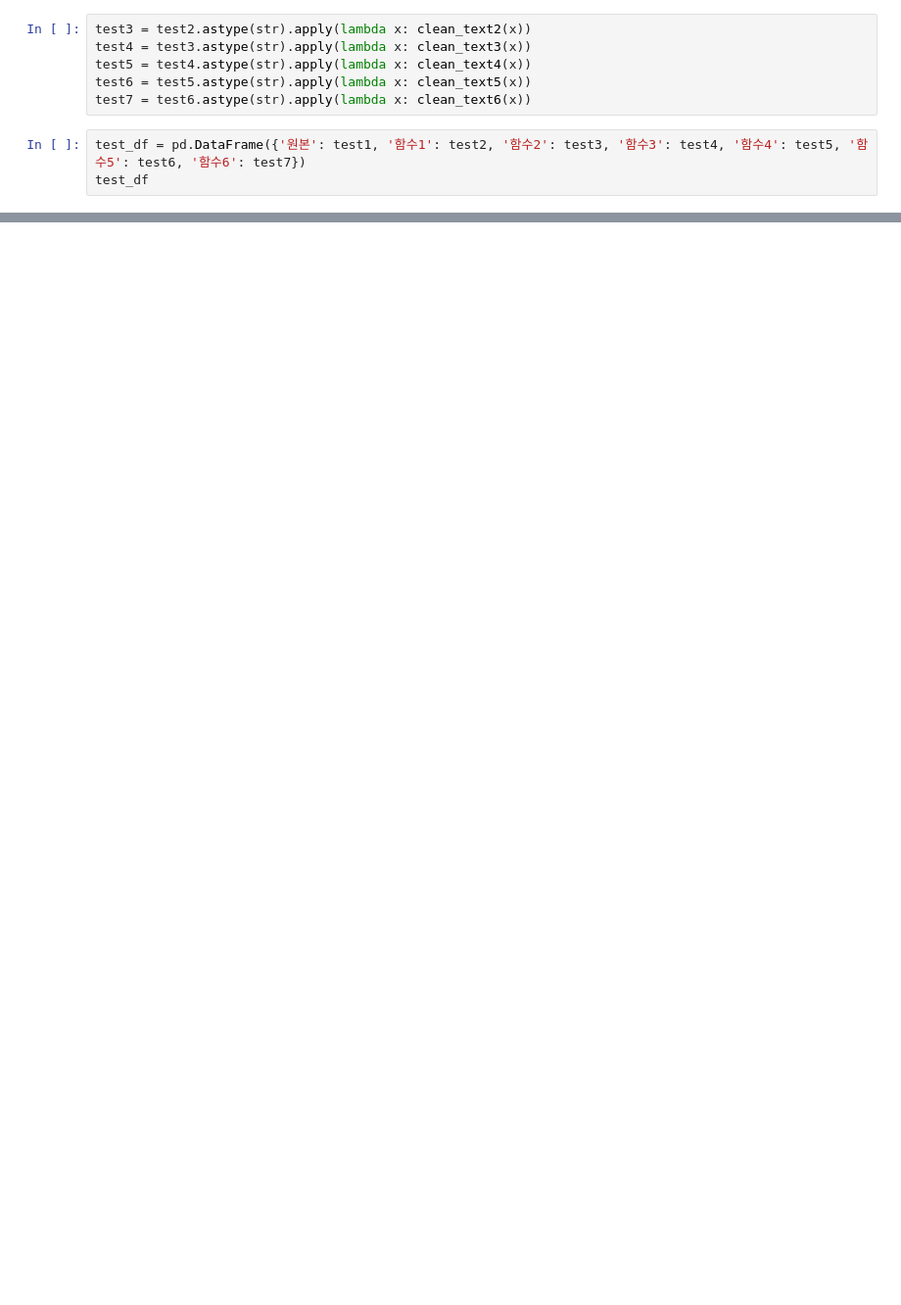
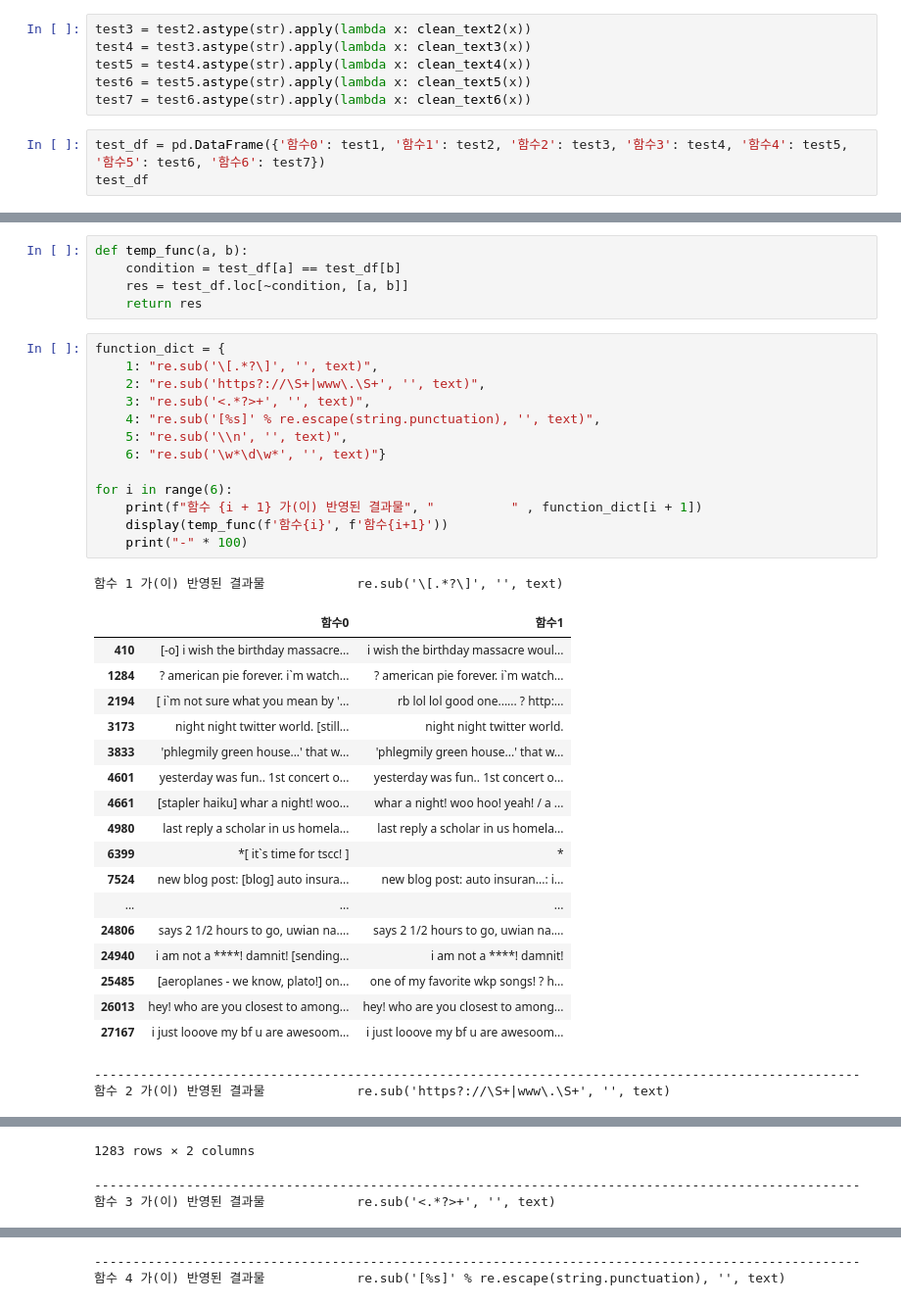
Before and after one commit to wumusill/Kaggul, a Jupyter notebook: eda_preprocessing_bert.ipynb, the cells around one changed output, grey strips where cells are left out. Shown at 98% size. Drawn from its saved outputs; the diff is of its cells as text; blank space fills up the shorter version.

```diff
--- a/eda_preprocessing_bert.ipynb
+++ b/eda_preprocessing_bert.ipynb
@@ -305,6 +304,6 @@ test5 = test4.astype(str).apply(lambda x: clean_text4(x))
 test6 = test5.astype(str).apply(lambda x: clean_text5(x))
 test7 = test6.astype(str).apply(lambda x: clean_text6(x))
 # %%
-test_df = pd.DataFrame({'원본': test1, '함수1': test2, '함수2': test3, '함수3': test4, '함수4': test5, '함수5': test6, '함수6': test7})
+test_df = pd.DataFrame({'함수0': test1, '함수1': test2, '함수2': test3, '함수3': test4, '함수4': test5, '함수5': test6, '함수6': test7})
 test_df
 # %% [output]
@@ -323,0 +323,39 @@ test_df
+# %%
+def temp_func(a, b):
+    condition = test_df[a] == test_df[b]
+    res = test_df.loc[~condition, [a, b]]
+    return res
+# %%
+function_dict = {
+    1: "re.sub('\[.*?\]', '', text)",
+    2: "re.sub('https?://\S+|www\.\S+', '', text)",
+    3: "re.sub('<.*?>+', '', text)",
+    4: "re.sub('[%s]' % re.escape(string.punctuation), '', text)",
+    5: "re.sub('\\n', '', text)",
+    6: "re.sub('\w*\d\w*', '', text)"}
+
+for i in range(6):
+    print(f"함수 {i + 1} 가(이) 반영된 결과물", "          " , function_dict[i + 1])
+    display(temp_func(f'함수{i}', f'함수{i+1}'))
+    print("-" * 100)
+# %% [output]
+함수 1 가(이) 반영된 결과물            re.sub('\[.*?\]', '', text)
+|  | 함수0 | 함수1 |
+| 410 | [-o] i wish the birthday massacre... | i wish the birthday massacre woul... |
+| 1284 | ? american pie forever. i`m watch... | ? american pie forever. i`m watch... |
+| 2194 | [ i`m not sure what you mean by '... | rb lol lol good one...... ? http:... |
+| 3173 | night night twitter world. [still... | night night twitter world. |
+| 3833 | 'phlegmily green house...' that w... | 'phlegmily green house...' that w... |
+| 4601 | yesterday was fun.. 1st concert o... | yesterday was fun.. 1st concert o... |
+| 4661 | [stapler haiku] whar a night! woo... | whar a night! woo hoo! yeah! / a ... |
+| 4980 | last reply a scholar in us homela... | last reply a scholar in us homela... |
+| 6399 | *[ it`s time for tscc! ] | * |
+| 7524 | new blog post: [blog] auto insura... | new blog post: auto insuran...: i... |
+| ... | ... | ... |
+| 24806 | says 2 1/2 hours to go, uwian na.... | says 2 1/2 hours to go, uwian na.... |
+| 24940 | i am not a ****! damnit! [sending... | i am not a ****! damnit! |
+| 25485 | [aeroplanes - we know, plato!] on... | one of my favorite wkp songs! ? h... |
+| 26013 | hey! who are you closest to among... | hey! who are you closest to among... |
+| 27167 | i just looove my bf u are awesoom... | i just looove my bf u are awesoom... |
+----------------------------------------------------------------------------------------------------
+함수 2 가(이) 반영된 결과물            re.sub('https?://\S+|www\.\S+', '', text)
@@ -323,0 +374,3 @@ test_df
+1283 rows × 2 columns
+----------------------------------------------------------------------------------------------------
+함수 3 가(이) 반영된 결과물            re.sub('<.*?>+', '', text)
@@ -323,0 +390,2 @@ test_df
+----------------------------------------------------------------------------------------------------
+함수 4 가(이) 반영된 결과물            re.sub('[%s]' % re.escape(string.punctuation), '', text)
```
Also changed, not shown: parts of 37 cells of this notebook.
